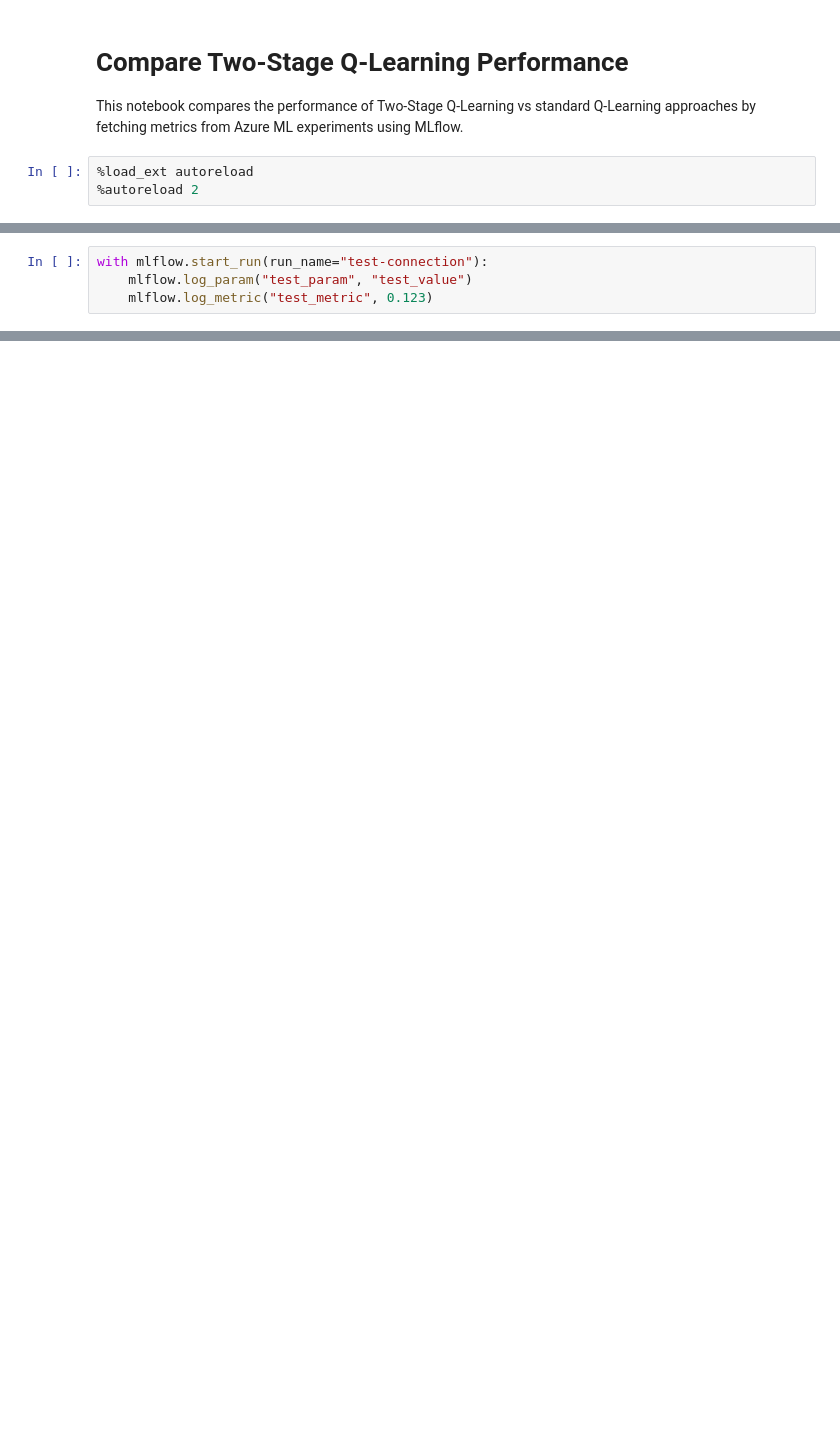
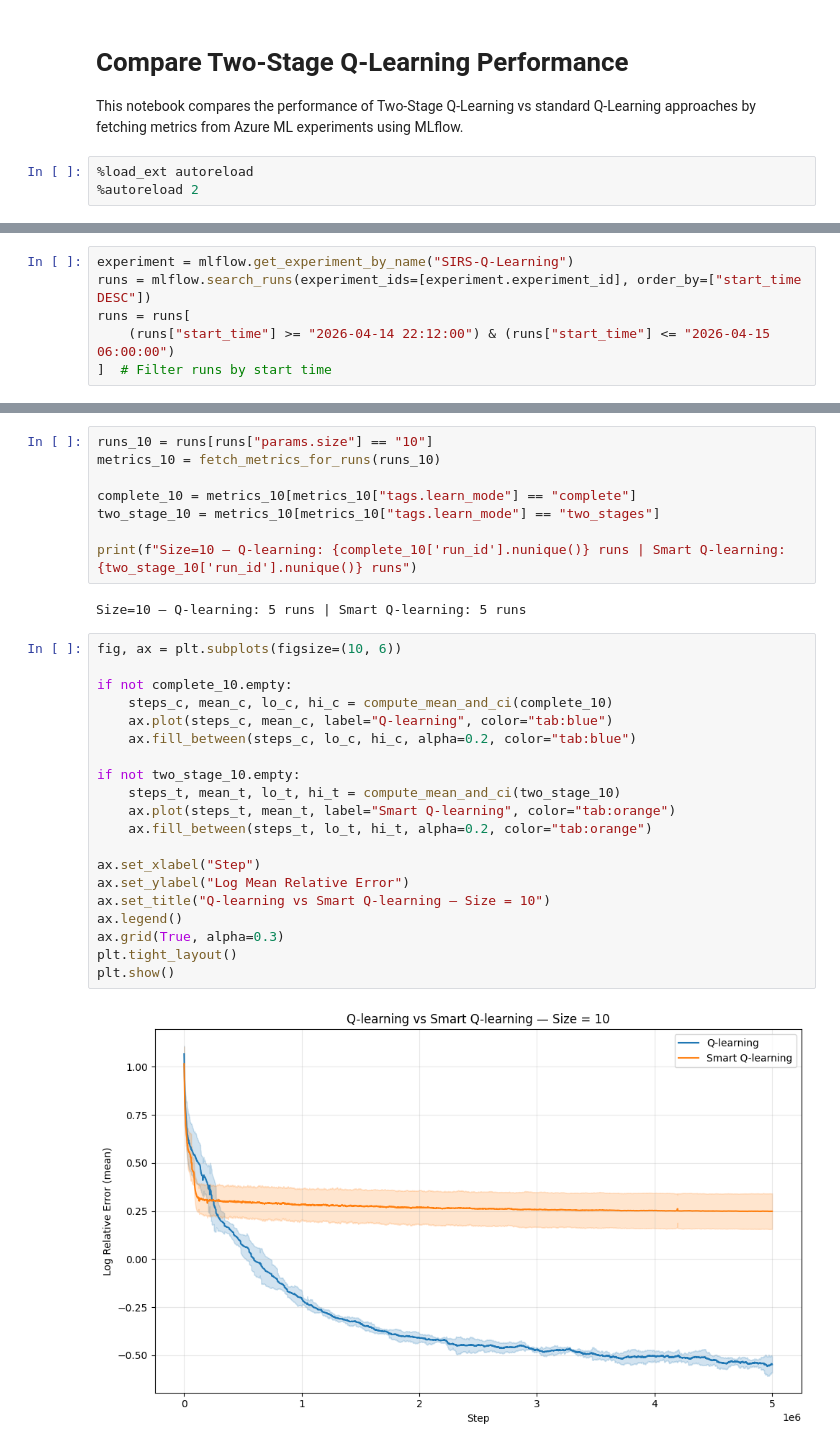
Before and after one commit to ccarballolozano/epidemic-models-rl, a Jupyter notebook: experiments/Compare_Two_Stage_Q_Learning_Performance.ipynb, the cells around one changed output, grey strips where cells are left out. Cells and saved outputs as stored; diff of their text form; blank space fills up the shorter version.

```diff
--- a/experiments/Compare_Two_Stage_Q_Learning_Performance.ipynb
+++ b/experiments/Compare_Two_Stage_Q_Learning_Performance.ipynb
@@ -49,4 +50,6 @@ print(f"✓ MLflow tracking URI set successfully to {mlflow.get_tracking_uri()}"
 # %%
-with mlflow.start_run(run_name="test-connection"):
-    mlflow.log_param("test_param", "test_value")
-    mlflow.log_metric("test_metric", 0.123)
+experiment = mlflow.get_experiment_by_name("SIRS-Q-Learning")
+runs = mlflow.search_runs(experiment_ids=[experiment.experiment_id], order_by=["start_time DESC"])
+runs = runs[
+    (runs["start_time"] >= "2026-04-14 22:12:00") & (runs["start_time"] <= "2026-04-15 06:00:00")
+]  # Filter runs by start time
@@ -70,0 +143,32 @@ UnsupportedModelRegistryStoreURIException:  Model registry functionality is unav
+# %%
+runs_10 = runs[runs["params.size"] == "10"]
+metrics_10 = fetch_metrics_for_runs(runs_10)
+
+complete_10 = metrics_10[metrics_10["tags.learn_mode"] == "complete"]
+two_stage_10 = metrics_10[metrics_10["tags.learn_mode"] == "two_stages"]
+
+print(f"Size=10 — Q-learning: {complete_10['run_id'].nunique()} runs | Smart Q-learning: {two_stage_10['run_id'].nunique()} runs")
+# %% [output]
+Size=10 — Q-learning: 5 runs | Smart Q-learning: 5 runs
+# %%
+fig, ax = plt.subplots(figsize=(10, 6))
+
+if not complete_10.empty:
+    steps_c, mean_c, lo_c, hi_c = compute_mean_and_ci(complete_10)
+    ax.plot(steps_c, mean_c, label="Q-learning", color="tab:blue")
+    ax.fill_between(steps_c, lo_c, hi_c, alpha=0.2, color="tab:blue")
+
+if not two_stage_10.empty:
+    steps_t, mean_t, lo_t, hi_t = compute_mean_and_ci(two_stage_10)
+    ax.plot(steps_t, mean_t, label="Smart Q-learning", color="tab:orange")
+    ax.fill_between(steps_t, lo_t, hi_t, alpha=0.2, color="tab:orange")
+
+ax.set_xlabel("Step")
+ax.set_ylabel("Log Mean Relative Error")
+ax.set_title("Q-learning vs Smart Q-learning — Size = 10")
+ax.legend()
+ax.grid(True, alpha=0.3)
+plt.tight_layout()
+plt.show()
+# %% [output]
+[figure, added]
```
Also changed, not shown: parts of 18 cells of this notebook, 14 other files.
